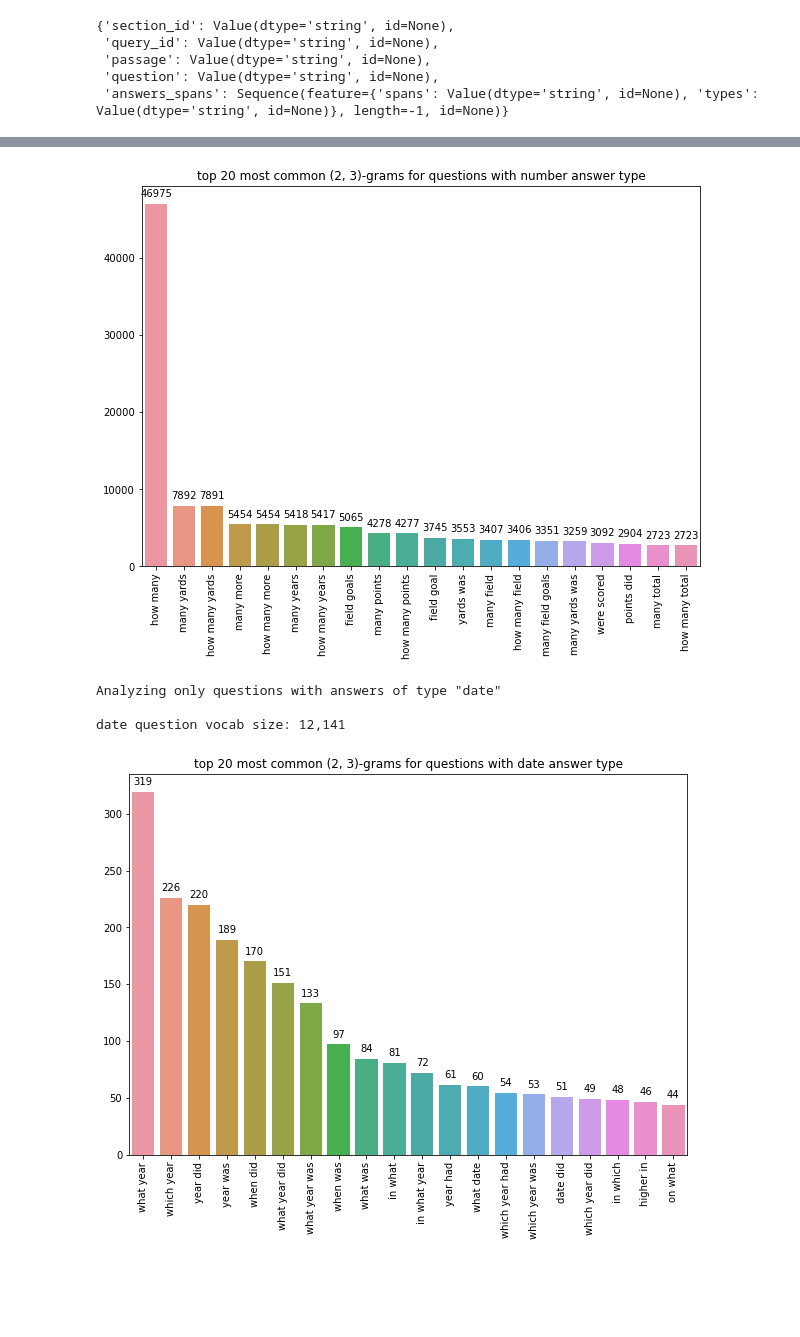
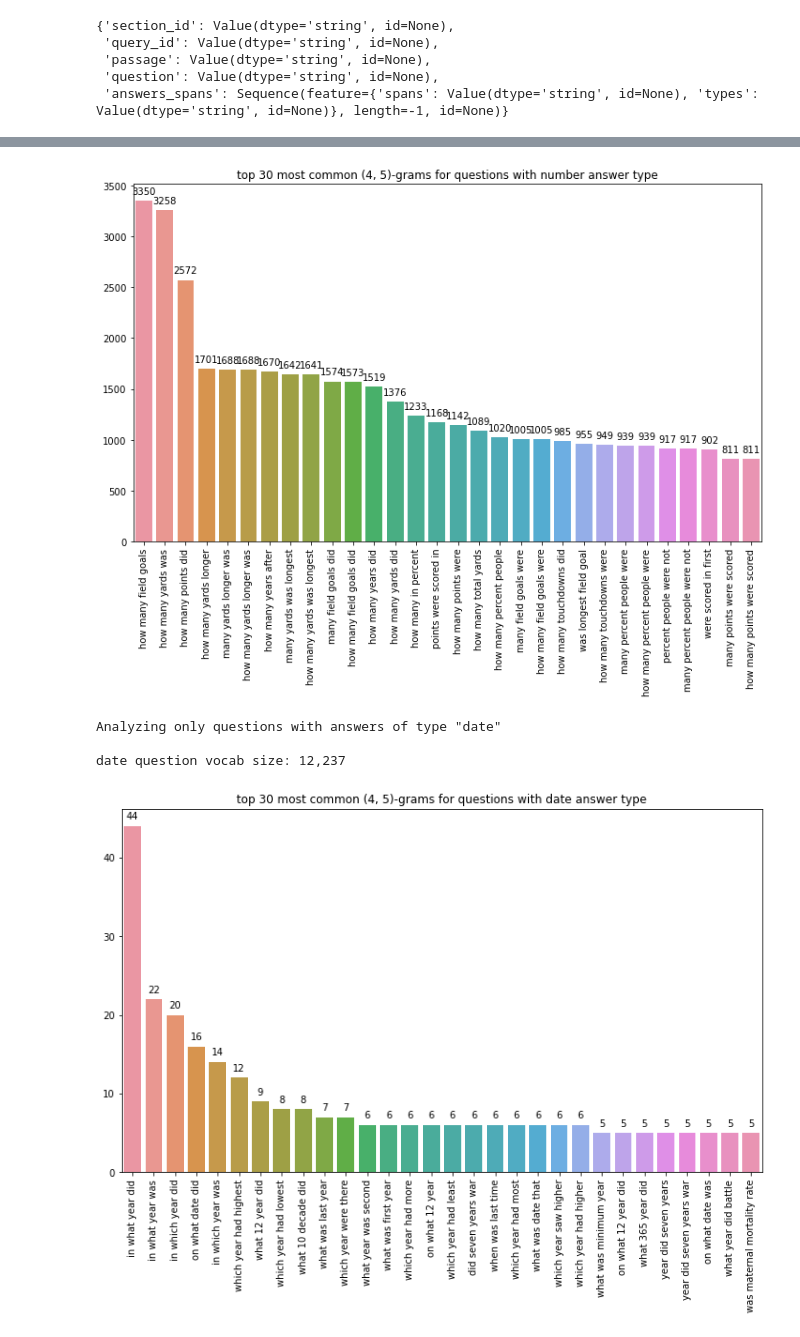
Before and after one commit to omarkapur-mids/Exploring-Data-Augmentation-for-QA-with-T5, a Jupyter notebook: DROP/T5_DROP_EDA.ipynb, the cells around one changed output, grey strips where cells are left out. Cells and saved outputs as stored; diff of their text form; code cells hidden in the pictures; blank space fills up the shorter version.

```diff
--- a/DROP/T5_DROP_EDA.ipynb
+++ b/DROP/T5_DROP_EDA.ipynb
@@ -99,8 +99,8 @@ class T5forDrop(TFT5ForConditionalGeneration):
 
 
 
-def annot_barplot(df, x, title,y=None):
-    fig,ax=plt.subplots(figsize=(10,7))
+def annot_barplot(df, x, title,y=None,figsize=(10,7)):
+    fig,ax=plt.subplots(figsize=figsize)
 
     if not y:
         splot = sns.countplot(data=df, x=x)
@@ -192,7 +192,7 @@ Name: answer_type, dtype: int64
 from sklearn.feature_extraction.text import CountVectorizer
 import seaborn as sns
 
-def bag_of_words_analysis(df, n=20, ans_type=None, ngram_range=(1,1),make_plot=True):
+def bag_of_words_analysis(df, n=20, ans_type=None, ngram_range=(1,1),make_plot=True,figsize=(10,7)):
 
 
     if(ans_type != None):
@@ -212,16 +212,23 @@ def bag_of_words_analysis(df, n=20, ans_type=None, ngram_range=(1,1),make_plot=T
     if make_plot:
         words = [x[0] for x in words_freq[:n]]
         counts = [x[1] for x in words_freq[:n]]
-        annot_barplot(df=None, x=words, title='top {} most common {}-grams for questions with {} answer type'.format(n,ngram_range,ans_type),y=counts)
+        annot_barplot(df=None,
+                      x=words,
+                      title='top {} most common {}-grams for questions with {} answer type'.format(n,ngram_range,ans_type),
+                      y=counts,
+                      figsize=figsize)
     else:
         if ans_type: print(f'top {n} words in questions about {ans_type}s: ')
         else: print(f'top {n} words in all questions')
         print(words_freq[:n])
     print('\n\n')
 
-bag_of_words_analysis(train_df,n=20,ans_type = 'span',ngram_range=(2,3))
-bag_of_words_analysis(train_df,n=20,ans_type = 'number',ngram_range=(2,3))
-bag_of_words_analysis(train_df,n=20,ans_type = 'date',ngram_range=(2,3))
+
+ngram_range = (4,5)
+figsize=(12,7)
+bag_of_words_analysis(train_df,n=30,ans_type = 'span',ngram_range=ngram_range,figsize=figsize)
+bag_of_words_analysis(train_df,n=30,ans_type = 'number',ngram_range=ngram_range,figsize=figsize)
+bag_of_words_analysis(train_df,n=30,ans_type = 'date',ngram_range=ngram_range,figsize=figsize)
 # %% [output]
 Analyzing only questions with answers of type "span"
 
@@ -233,5 +240,5 @@ number question vocab size: 219,619
-[figure, old version]
+[figure, new version]
 Analyzing only questions with answers of type "date"
 
-date question vocab size: 12,141
+date question vocab size: 12,237
-[figure, old version]
+[figure, new version]
```
Also changed, not shown: parts of 1 cell of this notebook.
